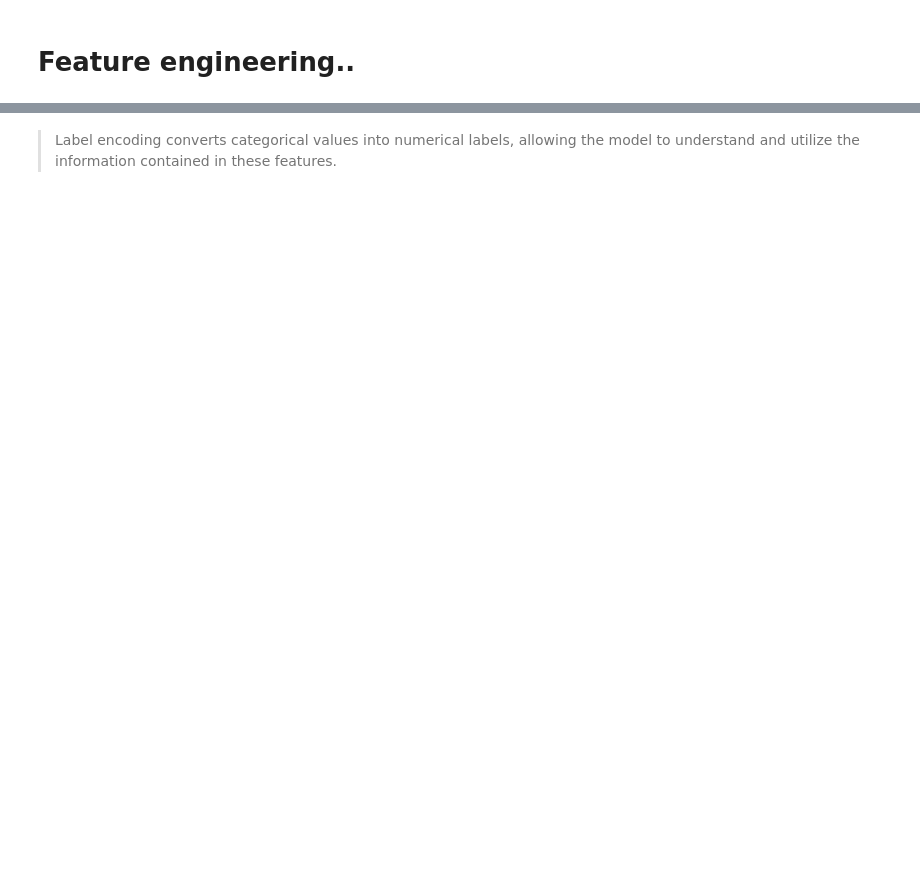
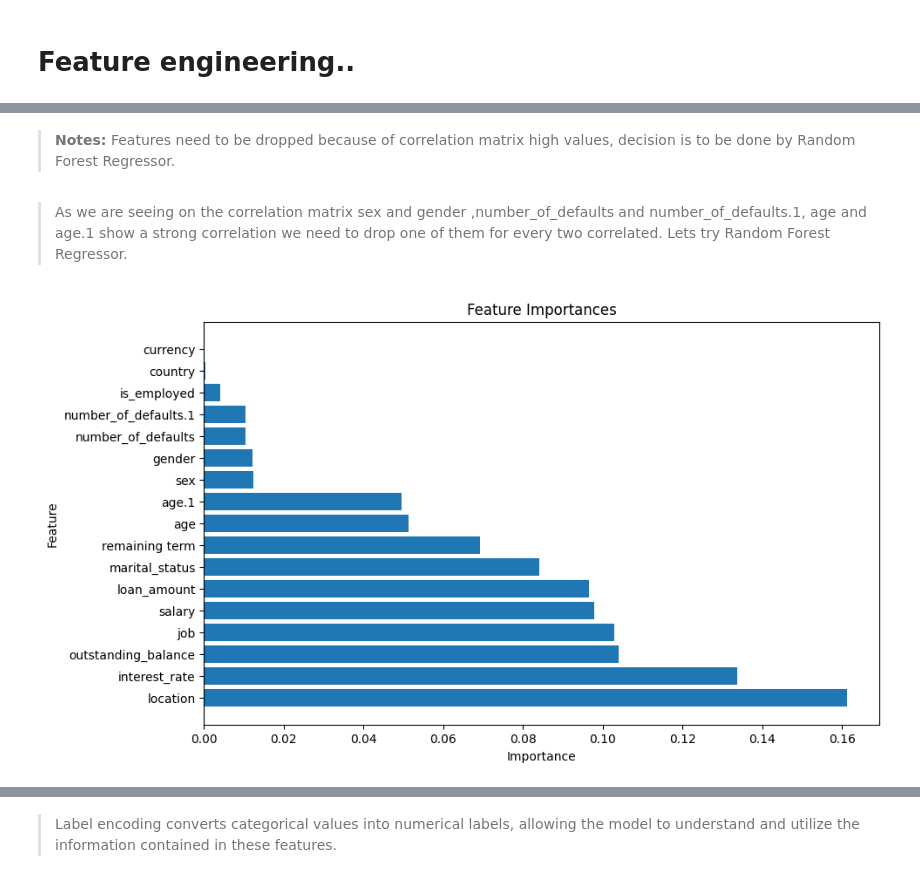
Before and after one commit to RonChits/Default-Probability, a Jupyter notebook: Default_Probability.ipynb, the cells around one changed output, grey strips where cells are left out. Saved outputs shown, nothing was run; the diff lists cells and outputs as text; code cells hidden in the pictures; blank space fills up the shorter version.

```diff
--- a/Default_Probability.ipynb
+++ b/Default_Probability.ipynb
@@ -958,0 +994,27 @@ df = df[df["remaining term"]<80]
+# %% [markdown]
+>**Notes:**
+Features need to be dropped because of correlation matrix high values, decision is to be done by Random Forest Regressor.
+# %% [markdown]
+>As we are seeing on the correlation matrix sex and gender ,number_of_defaults and number_of_defaults.1, age and age.1 show a strong correlation we need to drop one of them for every two correlated. Lets try Random Forest Regressor.
+# %%
+from sklearn.ensemble import RandomForestRegressor
+
+X = df.drop('Loan Status', axis=1)  # Features
+y = df['Loan Status']  # Target variable
+# 'X' contains our features and 'y' is your target variable
+model = RandomForestRegressor()
+model.fit(X, y)
+
+importances = model.feature_importances_
+feature_importances_df = pd.DataFrame({'Feature': X.columns, 'Importance': importances})
+feature_importances_df = feature_importances_df.sort_values('Importance', ascending=False)
+
+# Plot feature importances
+plt.figure(figsize=(10, 6))
+plt.barh(feature_importances_df['Feature'], feature_importances_df['Importance'])
+plt.xlabel('Importance')
+plt.ylabel('Feature')
+plt.title('Feature Importances')
+plt.show()
+# %% [output]
+[figure, added]
```
Also changed, not shown: parts of 28 cells of this notebook.
